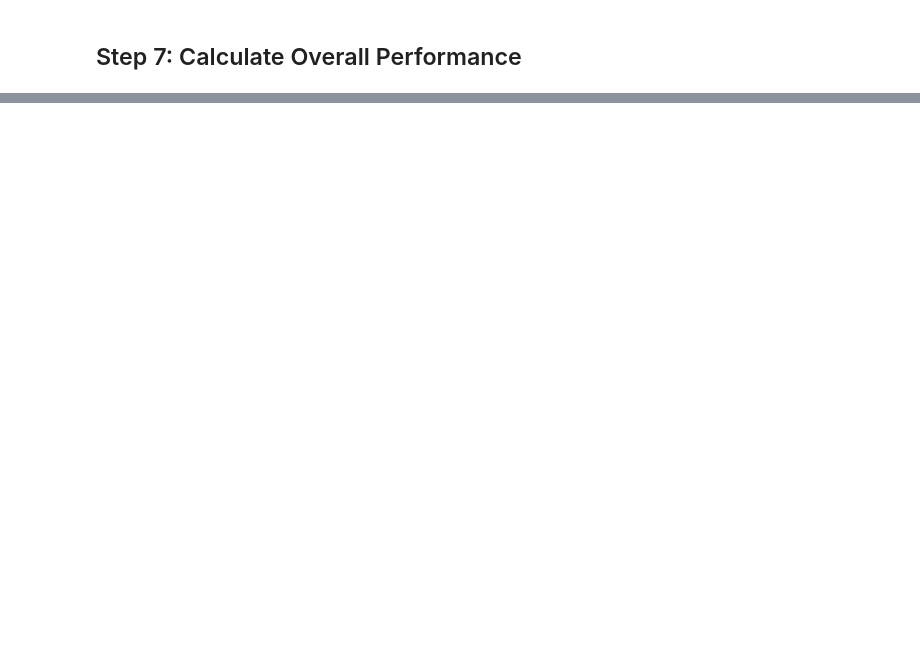
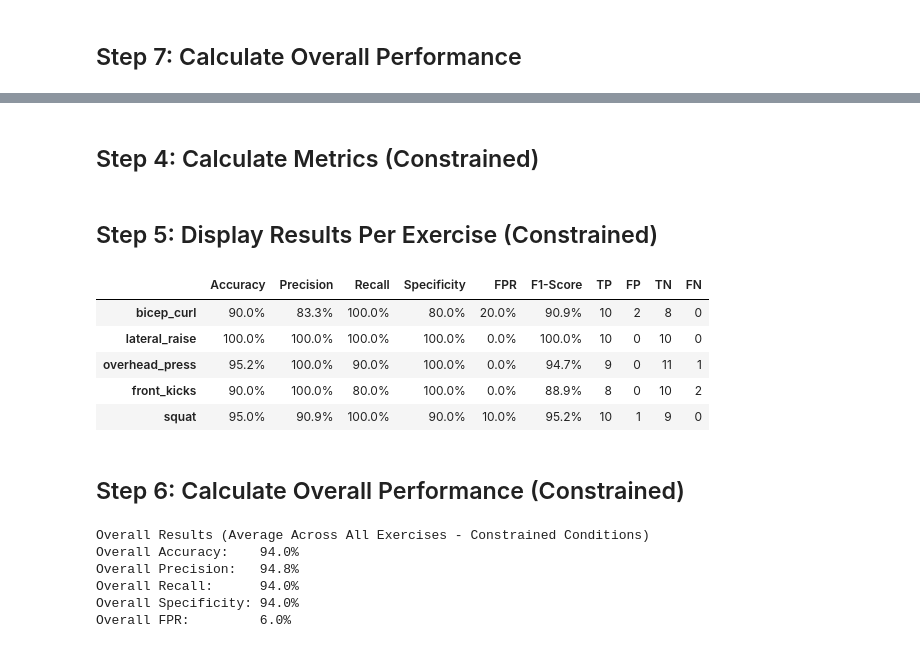
Before and after one commit to manaralbader/AI-Powered-Coach, a Jupyter notebook: frontend/accuracy.ipynb, the cells around one changed output, grey strips where cells are left out. Saved outputs shown, nothing was run; the diff lists cells and outputs as text; code cells hidden in the pictures; blank space fills up the shorter version.

Commit message:
Accuracy

```diff
--- a/frontend/accuracy.ipynb
+++ b/frontend/accuracy.ipynb
@@ -223,0 +261,5 @@ With an **86.1% overall accuracy**, the AI coach is performing well.
+# %%
+# Load constrained test data
+df_constrained = pd.read_csv('test_constrained.csv')
+print(f"Total samples loaded: {len(df_constrained)}")
+df_constrained.head()
@@ -223,0 +276,9 @@ With an **86.1% overall accuracy**, the AI coach is performing well.
+# %%
+# Clean constrained data
+df_constrained.columns = df_constrained.columns.str.strip()
+df_constrained = df_constrained.apply(lambda x: x.str.strip() if x.dtype == "object" else x)
+
+print("Cleaned columns:", df_constrained.columns.tolist())
+print("\nExercises found:", df_constrained['exercise'].unique())
+print(f"\nTotal samples: {len(df_constrained)}")
+df_constrained.head()
@@ -223,0 +312,61 @@ With an **86.1% overall accuracy**, the AI coach is performing well.
+# %% [markdown]
+## Step 4: Calculate Metrics (Constrained)
+# %%
+results_constrained = {}
+
+for exercise in df_constrained['exercise'].unique():
+    exercise_df = df_constrained[df_constrained['exercise'] == exercise]
+    results_constrained[exercise] = calculate_metrics(exercise_df)
+# %% [markdown]
+## Step 5: Display Results Per Exercise (Constrained)
+# %%
+results_df_constrained = pd.DataFrame({
+    exercise: {
+        'Accuracy': f"{metrics['accuracy']:.1%}",
+        'Precision': f"{metrics['precision']:.1%}",
+        'Recall': f"{metrics['recall']:.1%}",
+        'Specificity': f"{metrics['specificity']:.1%}",
+        'FPR': f"{metrics['fpr']:.1%}",
+        'F1-Score': f"{metrics['f1_score']:.1%}",
+        'TP': metrics['TP'],
+        'FP': metrics['FP'],
+        'TN': metrics['TN'],
+        'FN': metrics['FN']
+    }
+    for exercise, metrics in results_constrained.items()
+}).T
+
+results_df_constrained
+# %% [output]
+|  | Accuracy | Precision | Recall | Specificity | FPR | F1-Score | TP | FP | TN | FN |
+| bicep_curl | 90.0% | 83.3% | 100.0% | 80.0% | 20.0% | 90.9% | 10 | 2 | 8 | 0 |
+| lateral_raise | 100.0% | 100.0% | 100.0% | 100.0% | 0.0% | 100.0% | 10 | 0 | 10 | 0 |
+| overhead_press | 95.2% | 100.0% | 90.0% | 100.0% | 0.0% | 94.7% | 9 | 0 | 11 | 1 |
+| front_kicks | 90.0% | 100.0% | 80.0% | 100.0% | 0.0% | 88.9% | 8 | 0 | 10 | 2 |
+| squat | 95.0% | 90.9% | 100.0% | 90.0% | 10.0% | 95.2% | 10 | 1 | 9 | 0 |
+# %% [markdown]
+## Step 6: Calculate Overall Performance (Constrained)
+# %%
+num_exercises_constrained = len(results_constrained)
+
+overall_constrained = {
+    'accuracy': sum(results_constrained[ex]['accuracy'] for ex in results_constrained) / num_exercises_constrained,
+    'precision': sum(results_constrained[ex]['precision'] for ex in results_constrained) / num_exercises_constrained,
+    'recall': sum(results_constrained[ex]['recall'] for ex in results_constrained) / num_exercises_constrained,
+    'specificity': sum(results_constrained[ex]['specificity'] for ex in results_constrained) / num_exercises_constrained,
+    'fpr': sum(results_constrained[ex]['fpr'] for ex in results_constrained) / num_exercises_constrained
+}
+
+print("Overall Results (Average Across All Exercises - Constrained Conditions)")
+print(f"Overall Accuracy:    {overall_constrained['accuracy']:.1%}")
+print(f"Overall Precision:   {overall_constrained['precision']:.1%}")
+print(f"Overall Recall:      {overall_constrained['recall']:.1%}")
+print(f"Overall Specificity: {overall_constrained['specificity']:.1%}")
+print(f"Overall FPR:         {overall_constrained['fpr']:.1%}")
+# %% [output]
+Overall Results (Average Across All Exercises - Constrained Conditions)
+Overall Accuracy:    94.0%
+Overall Precision:   94.8%
+Overall Recall:      94.0%
+Overall Specificity: 94.0%
+Overall FPR:         6.0%
```
Also changed, not shown: parts of 13 cells of this notebook, 3 other files.
